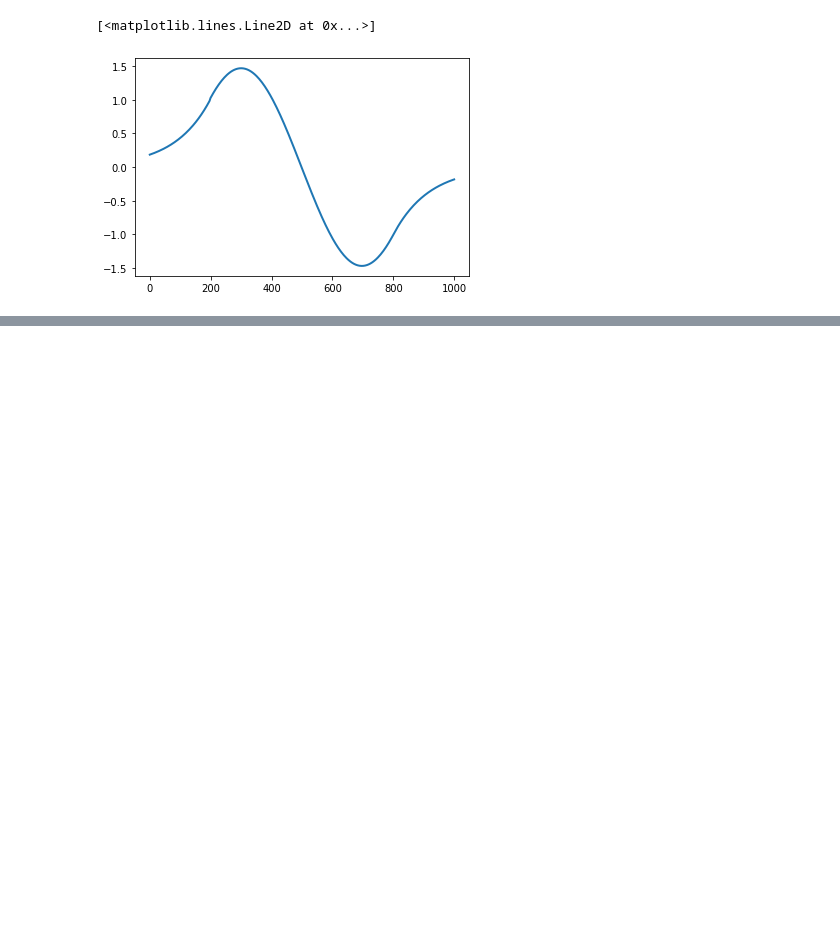
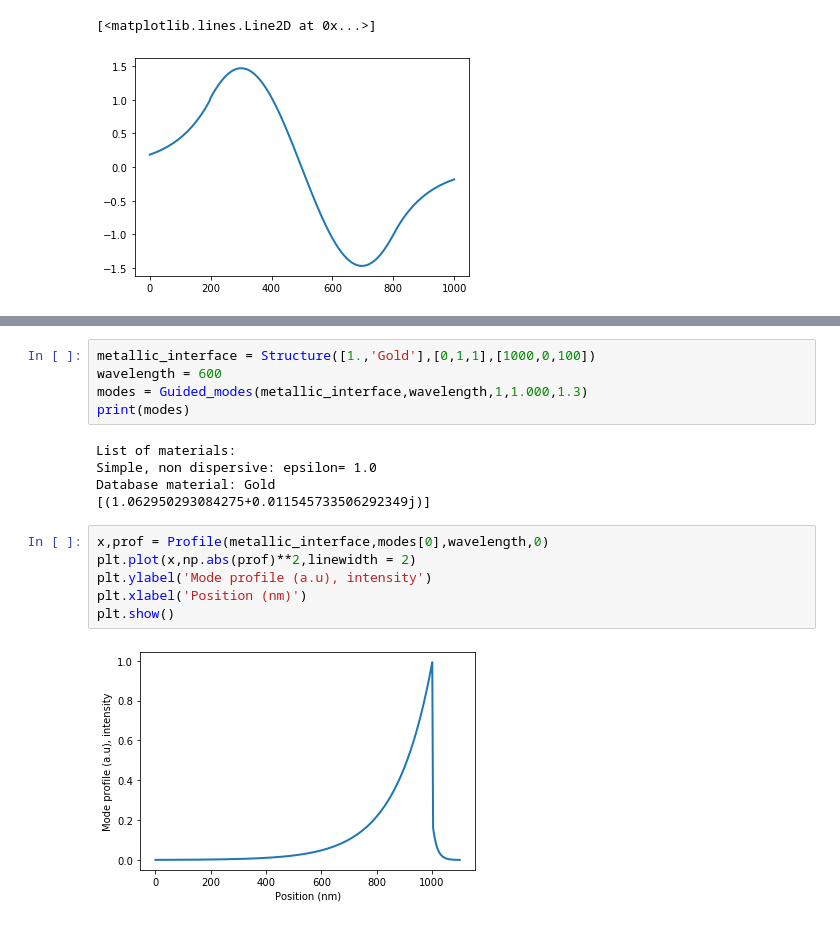
Before and after one commit to AnMoreau/PyMoosh, a Jupyter notebook: notebooks/Guided_modes.ipynb, the cells around one changed output, grey strips where cells are left out. Cells and saved outputs as stored; diff of their text form; blank space fills up the shorter version.

```diff
--- a/notebooks/Guided_modes.ipynb
+++ b/notebooks/Guided_modes.ipynb
@@ -83,0 +122,18 @@ plt.show()
+# %%
+metallic_interface = Structure([1.,'Gold'],[0,1,1],[1000,0,100])
+wavelength = 600
+modes = Guided_modes(metallic_interface,wavelength,1,1.000,1.3)
+print(modes)
+# %% [output]
+List of materials:
+Simple, non dispersive: epsilon= 1.0
+Database material: Gold
+[(1.062950293084275+0.011545733506292349j)]
+# %%
+x,prof = Profile(metallic_interface,modes[0],wavelength,0)
+plt.plot(x,np.abs(prof)**2,linewidth = 2)
+plt.ylabel('Mode profile (a.u), intensity')
+plt.xlabel('Position (nm)')
+plt.show()
+# %% [output]
+[figure, added]
```
Also changed, not shown: parts of 15 cells of this notebook.
